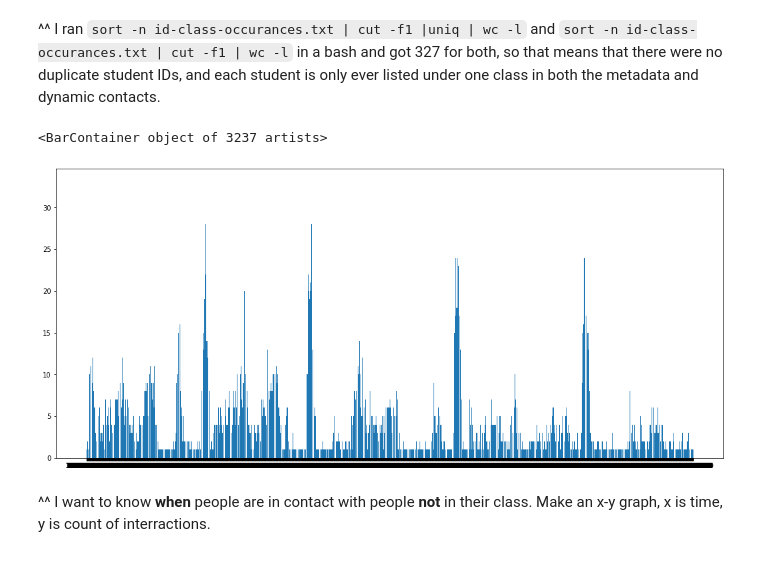
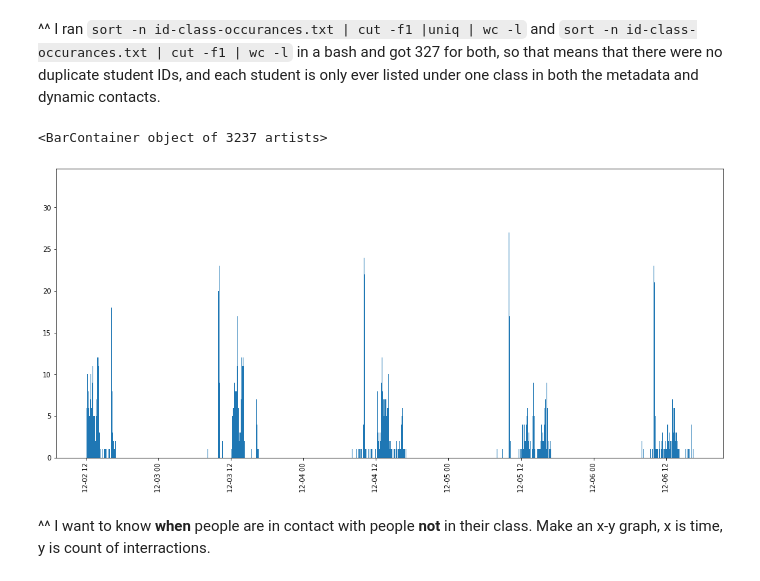
Before and after one commit to thetaspirit/hs-data-analysis, a Jupyter notebook: hs-contact-tracing.ipynb, the cells around one changed output. Drawn from its saved outputs; the diff is of its cells as text; code cells hidden in the pictures.

Commit message:
added date and time stuff to graph

```diff
--- a/hs-contact-tracing.ipynb
+++ b/hs-contact-tracing.ipynb
@@ -44,19 +47,31 @@ outside_class_interractions = {}
 with open("data/original/High-School_data_2013.csv", 'r') as infile:
     reader = csv.reader(infile, delimiter=" ")
     for t, id1, id2, cls1, cls2 in reader:
+        ts = datetime.datetime.fromtimestamp(time.mktime(time.gmtime(int(t) + 3600))) #.strftime("%A, %B %d, %Y %I:%M:%S") #time.strftime("%a %H:%M:%S", time.gmtime(int(t) + 3600))
         if cls1 != cls2:
-            if t in outside_class_interractions:
-                outside_class_interractions[t] += 1
+            if ts in outside_class_interractions:
+                outside_class_interractions[ts] += 1
             else:
-                outside_class_interractions[t] = 1
-
-f, ax = plt.subplots(figsize=(18,8)) # set the size that you'd like (width, height)
-x = list(outside_class_interractions.keys())
-y = list(outside_class_interractions.values())
-plt.bar(x,y)
+                outside_class_interractions[ts] = 1
-# %% [output]
-<BarContainer object of 3237 artists>
-[figure, removed]
+# %%
+x = list(outside_class_interractions.keys())
+y = list(outside_class_interractions.values())
+# x1 = []
+
+# i = 0
+# for xn in x:
+#     if i % 90 == 0:
+#         x1.append(xn)
+#     else:
+#         x1.append(" ")
+#     i += 1
+
+f, ax = plt.subplots(figsize=(18,8)) # set the size that you'd like (width, height)
+plt.xticks(rotation=90)
+plt.bar(x,y, width=0.001)
+# %% [output]
+<BarContainer object of 3237 artists>
+[figure, added]
 # %% [markdown]
 ^^ I want to know **when** people are in contact with people **not** in their class.  Make an x-y graph, x is time, y is count of interractions.
 # %%
```
Also changed, not shown: parts of 1 cell of this notebook, 1 other file.
